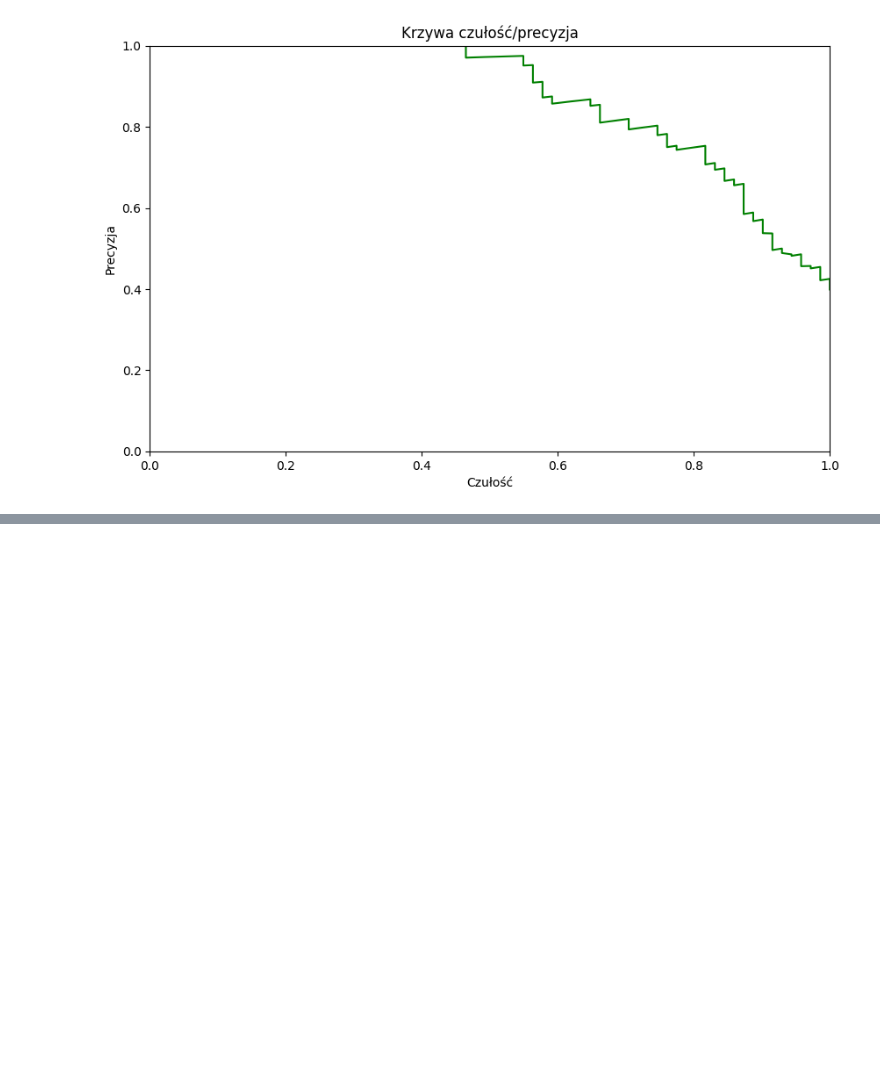
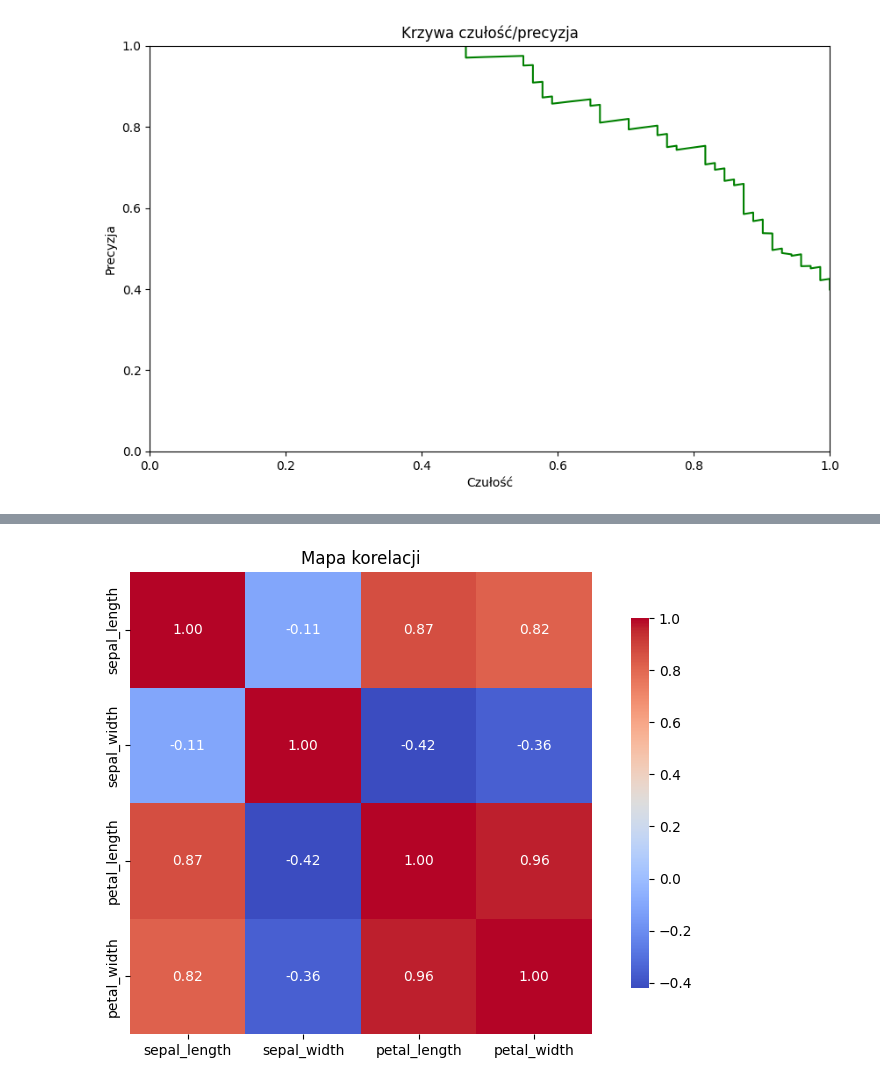
Before and after one commit to juliaduch/maszynowa_analiza_danych, a Jupyter notebook: Duch_Julia_LMAD_PSI_L3.ipynb, the cells around one changed output, grey strips where cells are left out. Saved outputs shown, nothing was run; the diff lists cells and outputs as text; code cells hidden in the pictures; blank space fills up the shorter version.

```diff
--- a/Duch_Julia_LMAD_PSI_L3.ipynb
+++ b/Duch_Julia_LMAD_PSI_L3.ipynb
@@ -302,0 +380,9 @@ plt.show()
+# %%
+plt.figure(figsize=(10, 6))
+numeric_columns = iris_df.select_dtypes(include=['float64', 'int64'])  # Wybieramy tylko kolumny numeryczne
+correlation_matrix = numeric_columns.corr()
+sns.heatmap(correlation_matrix, annot=True, fmt=".2f", cmap='coolwarm', square=True, cbar_kws={"shrink": .8})
+plt.title('Mapa korelacji')
+plt.show()
+# %% [output]
+[figure, added]
```
Also changed, not shown: parts of 17 cells of this notebook, 1 other file.
